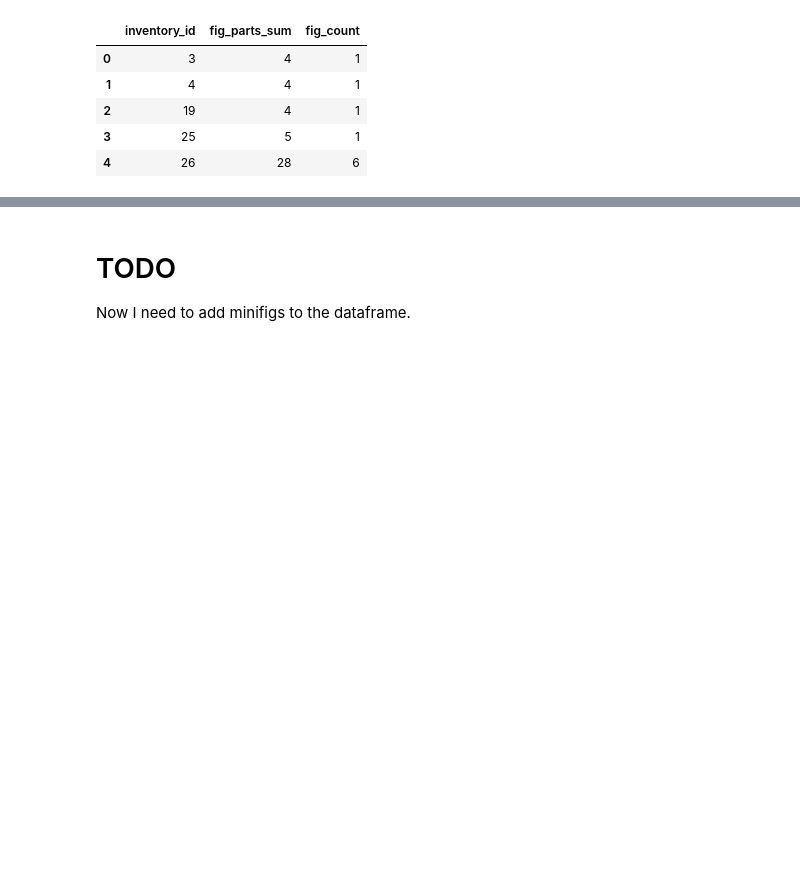
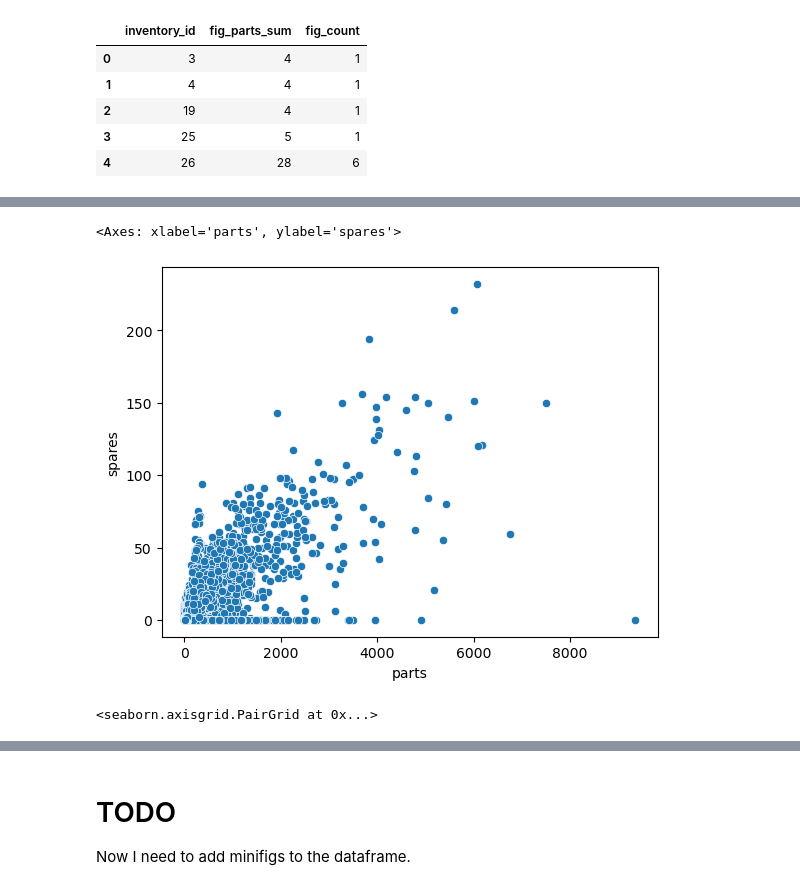
Before and after one commit to katarzynaadamczyk/data_analysis, a Jupyter notebook: lego_bricks/lego_analysis.ipynb, the cells around one changed output, grey strips where cells are left out. Saved outputs shown, nothing was run; the diff lists cells and outputs as text; code cells hidden in the pictures; blank space fills up the shorter version.

```diff
--- a/lego_bricks/lego_analysis.ipynb
+++ b/lego_bricks/lego_analysis.ipynb
@@ -562,3 +567,12 @@ inventories_df.head()
+# %%
+sns.scatterplot(data=inventories_df, x='parts', y='spares')
+# %% [output]
+<Axes: xlabel='parts', ylabel='spares'>
+[figure, added]
+# %%
+sns.pairplot(data=inventories_df[['parts', 'spares', 'fig_parts_sum', 'fig_count']])
+# %% [output]
+<seaborn.axisgrid.PairGrid at 0x...>
 # %%
 inventories_df.rename(columns={'parts_total': 'fig_parts'}, inplace=True)
 inventories_df['parts_total'] = inventories_df['parts'] + inventories_df['fig_parts']
```
Also changed, not shown: parts of 14 cells of this notebook.
